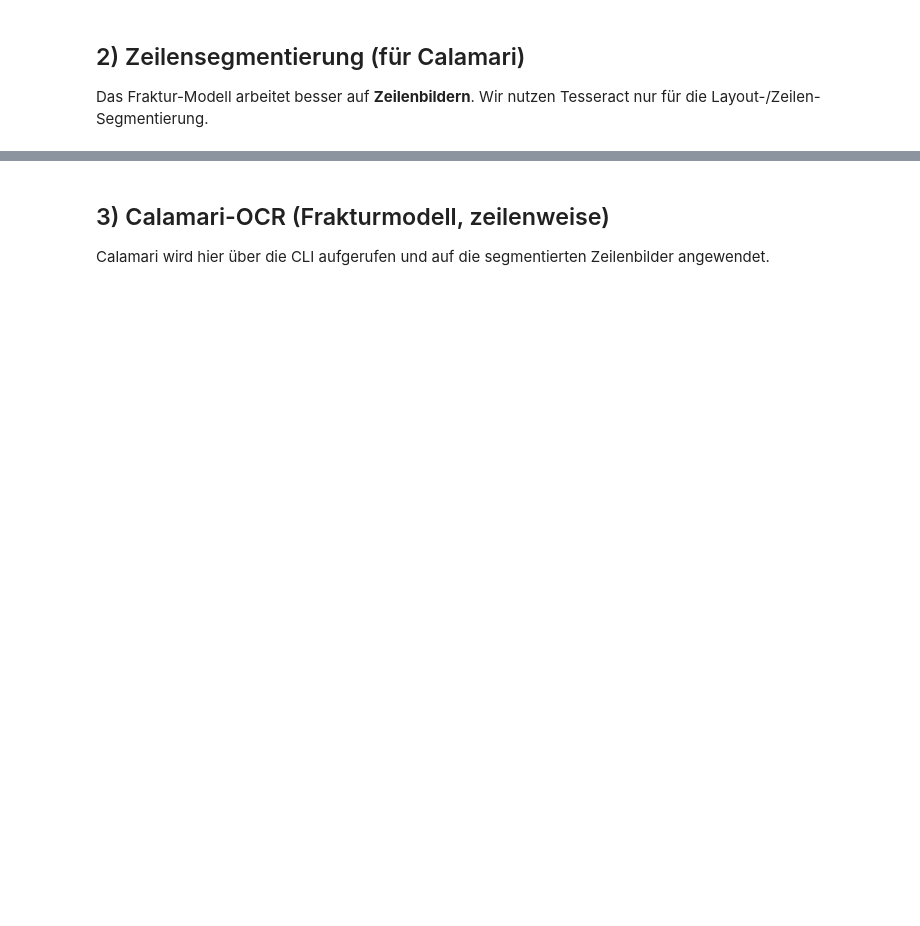
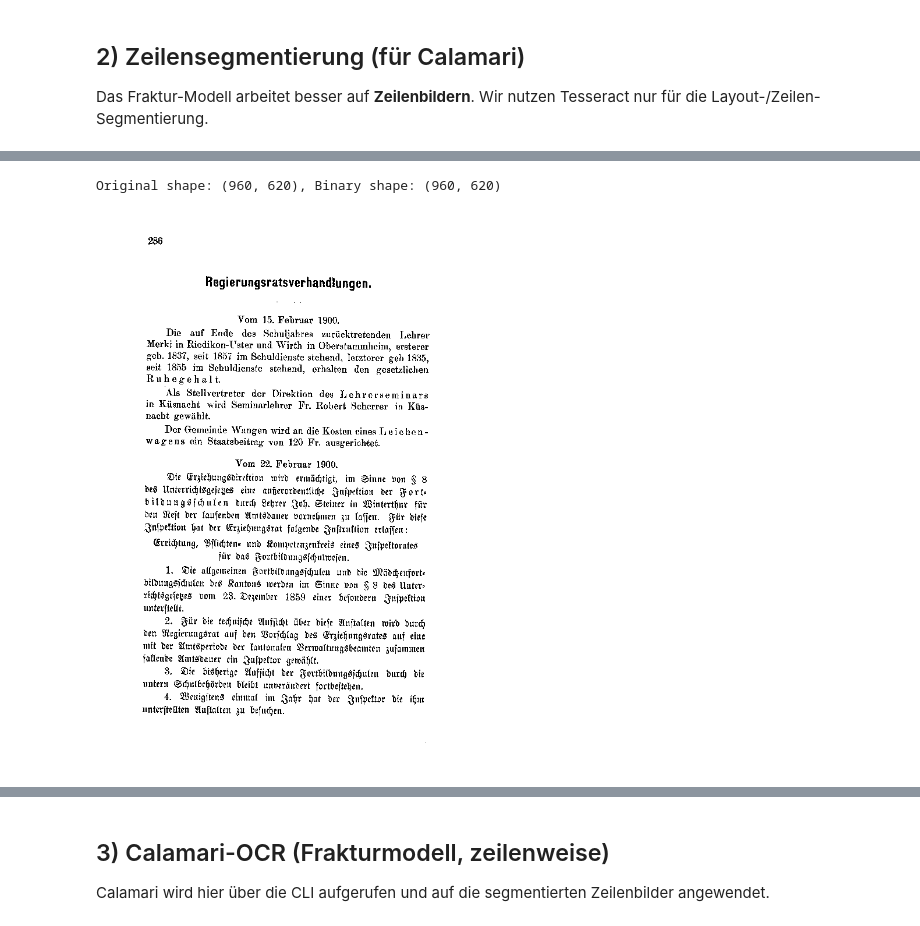
Before and after one commit to stazh/ocr_pipeline, a Jupyter notebook: notebooks/02_ocr_pipeline_tesseract_calamari.ipynb, the cells around one changed output, grey strips where cells are left out. Saved outputs shown, nothing was run; the diff lists cells and outputs as text; code cells hidden in the pictures; blank space fills up the shorter version.

Commit message:
bessere outputordner etc.

```diff
--- a/notebooks/02_ocr_pipeline_tesseract_calamari.ipynb
+++ b/notebooks/02_ocr_pipeline_tesseract_calamari.ipynb
@@ -12,8 +12,9 @@ from pytesseract import Output
 
 # Funktioniert sowohl aus dem Repo-Root als auch aus ./notebooks.
 CANDIDATE_ROOTS = [Path.cwd().resolve(), Path.cwd().resolve().parent]
-PROJECT_ROOT = next((p for p in CANDIDATE_ROOTS if (p / 'testbild.png').exists()), CANDIDATE_ROOTS[0])
-TEST_IMAGE = PROJECT_ROOT / 'testbild.png'
+PROJECT_ROOT = next((p for p in CANDIDATE_ROOTS if (p / 'Abl_1900_X__S__0287.tif').exists()), CANDIDATE_ROOTS[0])
+TEST_IMAGE = PROJECT_ROOT / 'Abl_1900_X__S__0287.tif'
+INPUT_STEM = TEST_IMAGE.stem  # Dateiname ohne Extension für Output-Ordner
 VENV311_BIN = PROJECT_ROOT / '.venv311' / 'bin'
 CALAMARI_PREDICT_BIN = VENV311_BIN / 'calamari-predict'
 CALAMARI_PREDICT_EXE = str(CALAMARI_PREDICT_BIN) if CALAMARI_PREDICT_BIN.exists() else 'calamari-predict'
@@ -23,6 +24,7 @@ OUT_DIR.mkdir(exist_ok=True)
 assert TEST_IMAGE.exists(), f'Missing test image: {TEST_IMAGE}'
 
 print('Using image:', TEST_IMAGE)
+print('Input stem:', INPUT_STEM)
 print('Outputs:', OUT_DIR)
 print('tesseract:', shutil.which('tesseract'))
 print('calamari-predict (resolved):', CALAMARI_PREDICT_EXE)
@@ -54 +91,20 @@ Das Fraktur-Modell arbeitet besser auf **Zeilenbildern**. Wir nutzen Tesseract n
+# %%
+import cv2
+import numpy as np
+
+# Bild laden und Binarisierung durchführen
+img_cv = cv2.imread(str(TEST_IMAGE), cv2.IMREAD_GRAYSCALE)
+
+# Otsu-Binarisierung (gut für historische Drucke)
+_, img_binary = cv2.threshold(img_cv, 0, 255, cv2.THRESH_BINARY + cv2.THRESH_OTSU)
+
+# Als PIL Image für weitere Verarbeitung
+img_bin_pil = Image.fromarray(img_binary)
+
+# Vorschau
+print(f'Original shape: {img_cv.shape}, Binary shape: {img_binary.shape}')
+img_bin_pil
+# %% [output]
+Original shape: (960, 620), Binary shape: (960, 620)
+[figure, added]
 # %%
```
Also changed, not shown: parts of 9 cells of this notebook, 5 other files.
